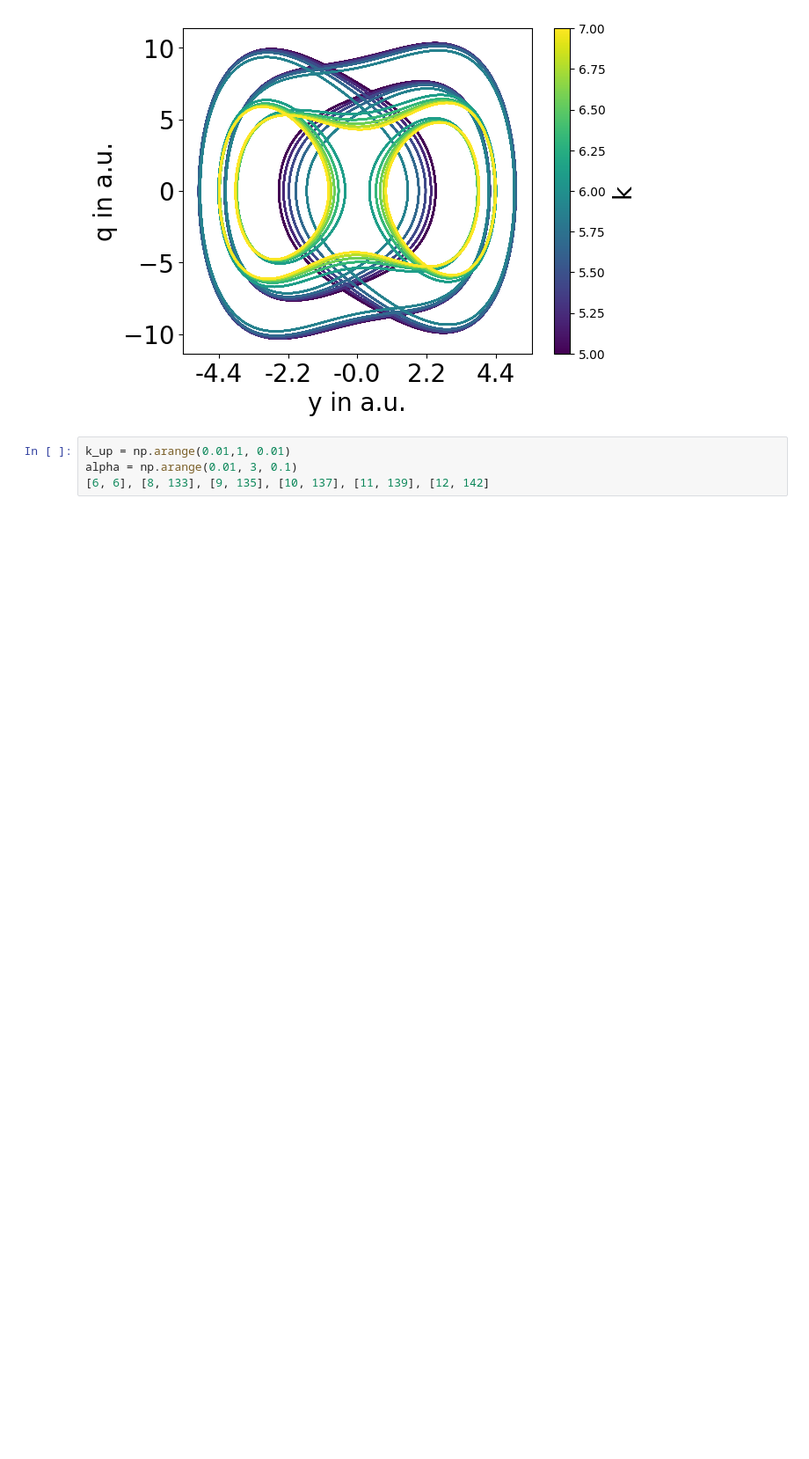
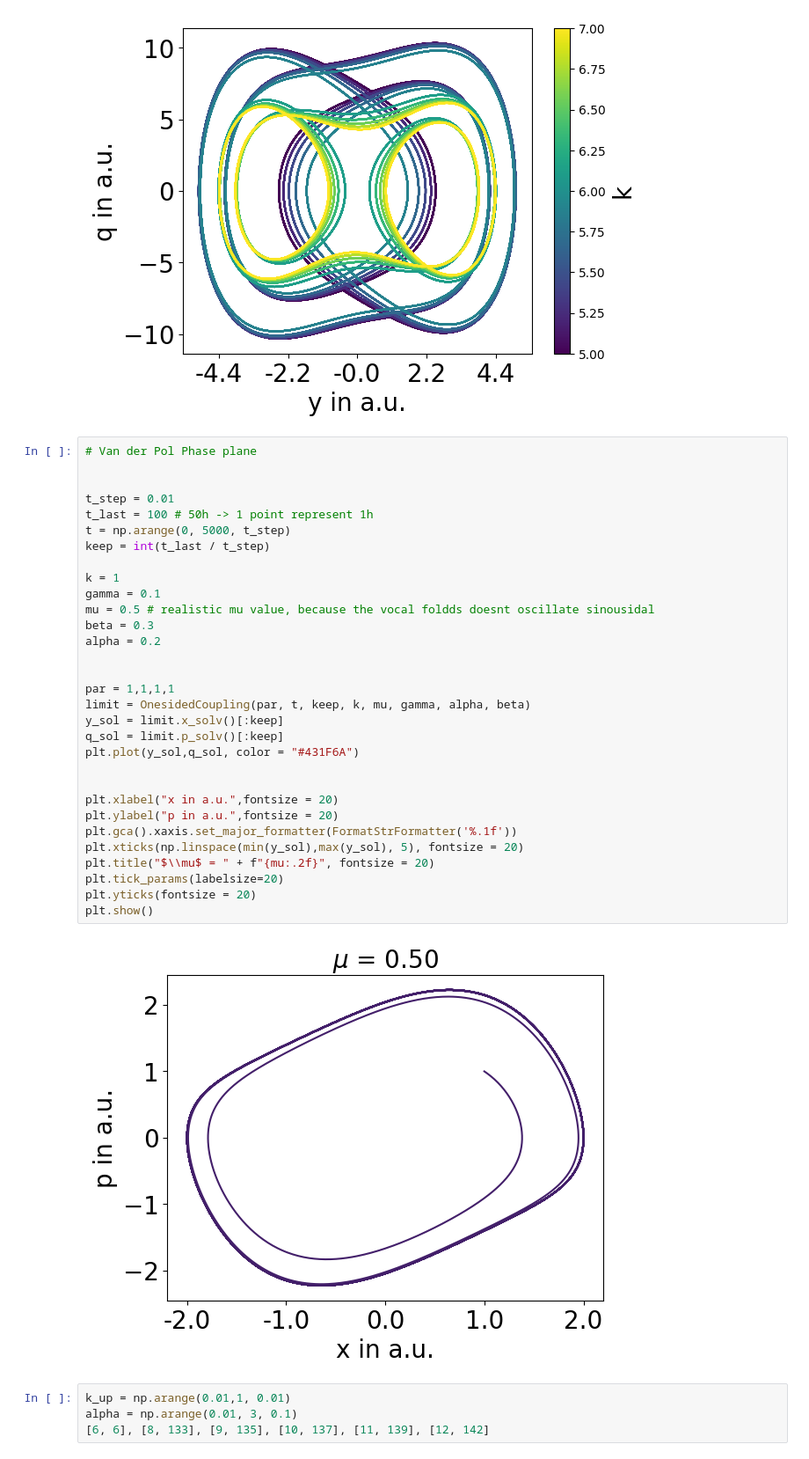
Before and after one commit to huyenanh-nguyen/Vocalization, a Jupyter notebook: Onesidecoupling/simulation.ipynb, the cells around one changed output. Shown: that part at 88% size. Cells and saved outputs as stored; diff of their text form; blank space fills up the shorter version.

```diff
--- a/Onesidecoupling/simulation.ipynb
+++ b/Onesidecoupling/simulation.ipynb
@@ -153,6 +183,39 @@ plt.savefig(path +"y_phaseplane_multiplek_alpha02_ß05_smallhysteresis" + ".png"
 plt.show()
 # %% [output]
 [figure]
+# %%
+# Van der Pol Phase plane
+
+
+t_step = 0.01
+t_last = 100 # 50h -> 1 point represent 1h
+t = np.arange(0, 5000, t_step)
+keep = int(t_last / t_step)
+
+k = 1
+gamma = 0.1
+mu = 0.5 # realistic mu value, because the vocal foldds doesnt oscillate sinousidal
+beta = 0.3
+alpha = 0.2
+
+
+par = 1,1,1,1
+limit = OnesidedCoupling(par, t, keep, k, mu, gamma, alpha, beta)
+y_sol = limit.x_solv()[:keep]
+q_sol = limit.p_solv()[:keep]
+plt.plot(y_sol,q_sol, color = "#431F6A")
+
+
+plt.xlabel("x in a.u.",fontsize = 20)
+plt.ylabel("p in a.u.",fontsize = 20)
+plt.gca().xaxis.set_major_formatter(FormatStrFormatter('%.1f'))
+plt.xticks(np.linspace(min(y_sol),max(y_sol), 5), fontsize = 20)
+plt.title("$\\mu$ = " + f"{mu:.2f}", fontsize = 20)
+plt.tick_params(labelsize=20)
+plt.yticks(fontsize = 20)
+plt.show()
+# %% [output]
+[figure, added]
 # %%
 k_up = np.arange(0.01,1, 0.01)
 alpha = np.arange(0.01, 3, 0.1)
```
Also changed, not shown: parts of 3 cells of this notebook, 6 other files.
